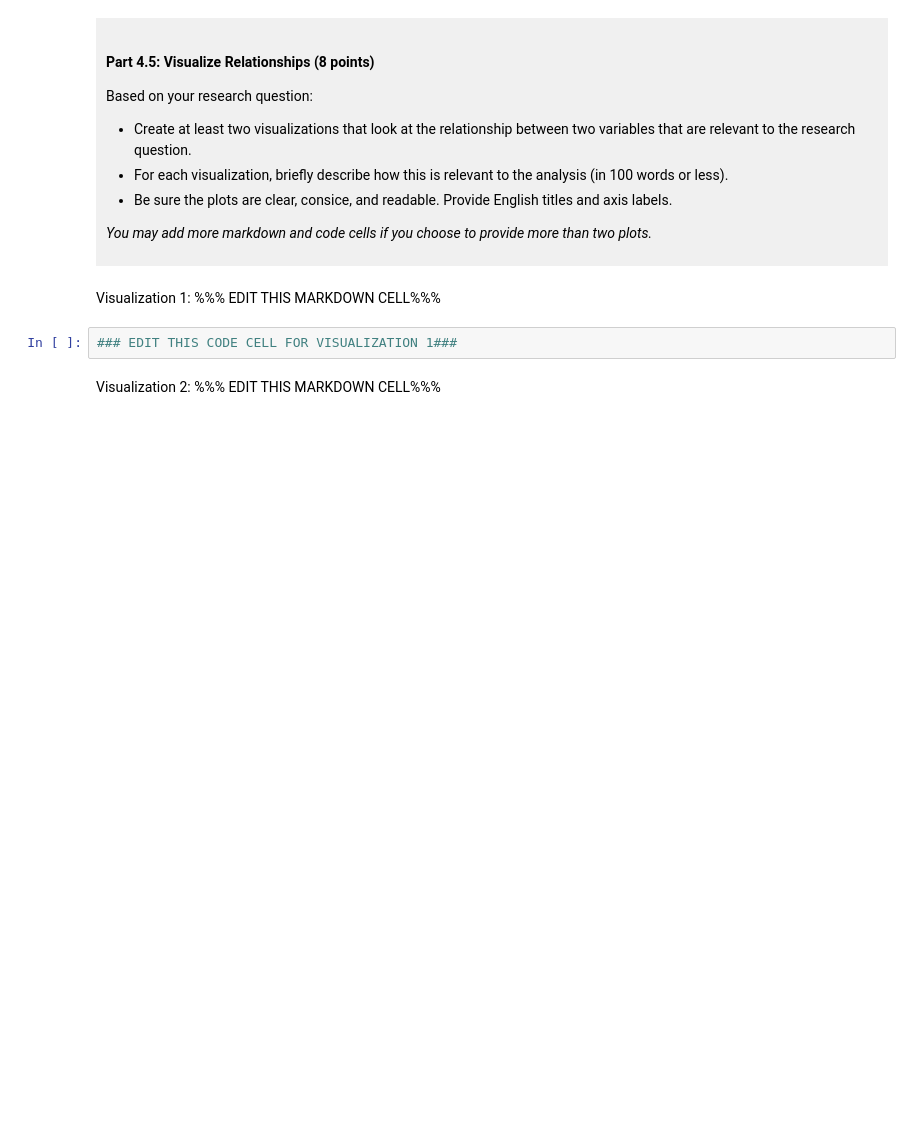
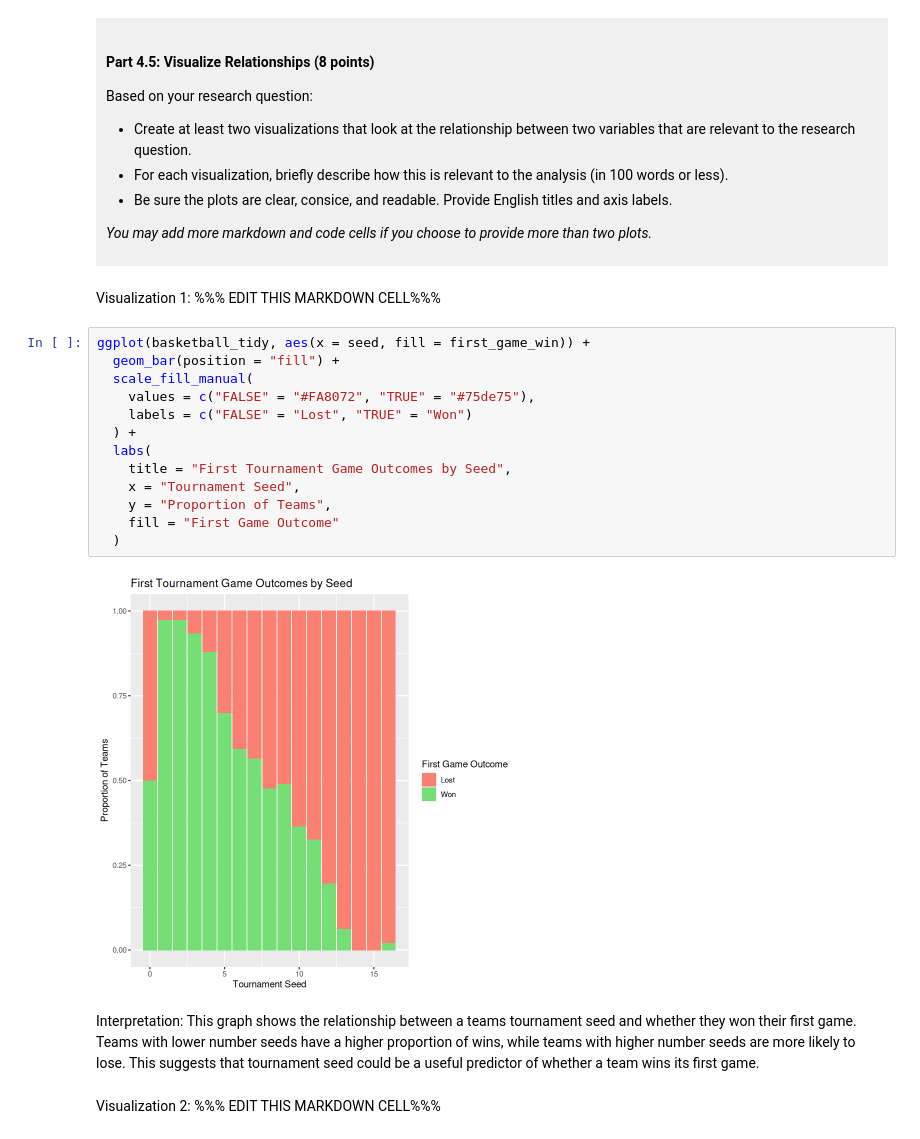
Before and after one commit to ajessa91/dsci-100-project-ALYSSA-JESSA, a Jupyter notebook: dsci-100-project-notebook.ipynb, the cells around one changed output. Cells and saved outputs as stored; diff of their text form; blank space fills up the shorter version.

```diff
--- a/dsci-100-project-notebook.ipynb
+++ b/dsci-100-project-notebook.ipynb
@@ -333,8 +374,24 @@ Based on your research question:
 </div>
 # %% [markdown]
 Visualization 1: %%% EDIT THIS MARKDOWN CELL%%%
-# %%
-### EDIT THIS CODE CELL FOR VISUALIZATION 1###
+# %%
+ggplot(basketball_tidy, aes(x = seed, fill = first_game_win)) +
+  geom_bar(position = "fill") +
+  scale_fill_manual(
+    values = c("FALSE" = "#FA8072", "TRUE" = "#75de75"),
+    labels = c("FALSE" = "Lost", "TRUE" = "Won")
+  ) +
+  labs(
+    title = "First Tournament Game Outcomes by Seed",
+    x = "Tournament Seed",
+    y = "Proportion of Teams",
+    fill = "First Game Outcome"
+  )
+# %% [output]
+[figure, added]
+# %% [markdown]
+Interpretation:
+This graph shows the relationship between a teams tournament seed and whether they won their first game. Teams with lower number seeds have a higher proportion of wins, while teams with higher number seeds are more likely to lose. This suggests that tournament seed could be a useful predictor of whether a team wins its first game.
 # %% [markdown]
 Visualization 2: %%% EDIT THIS MARKDOWN CELL%%%
 # %%
```
Also changed, not shown: parts of 9 cells of this notebook.
